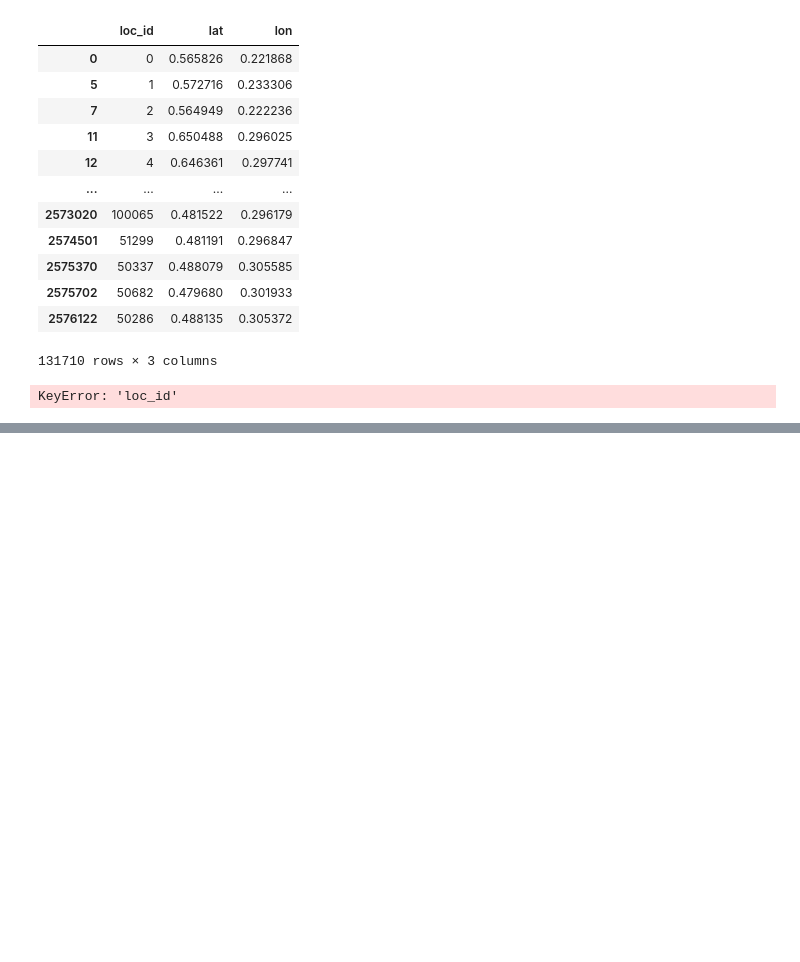
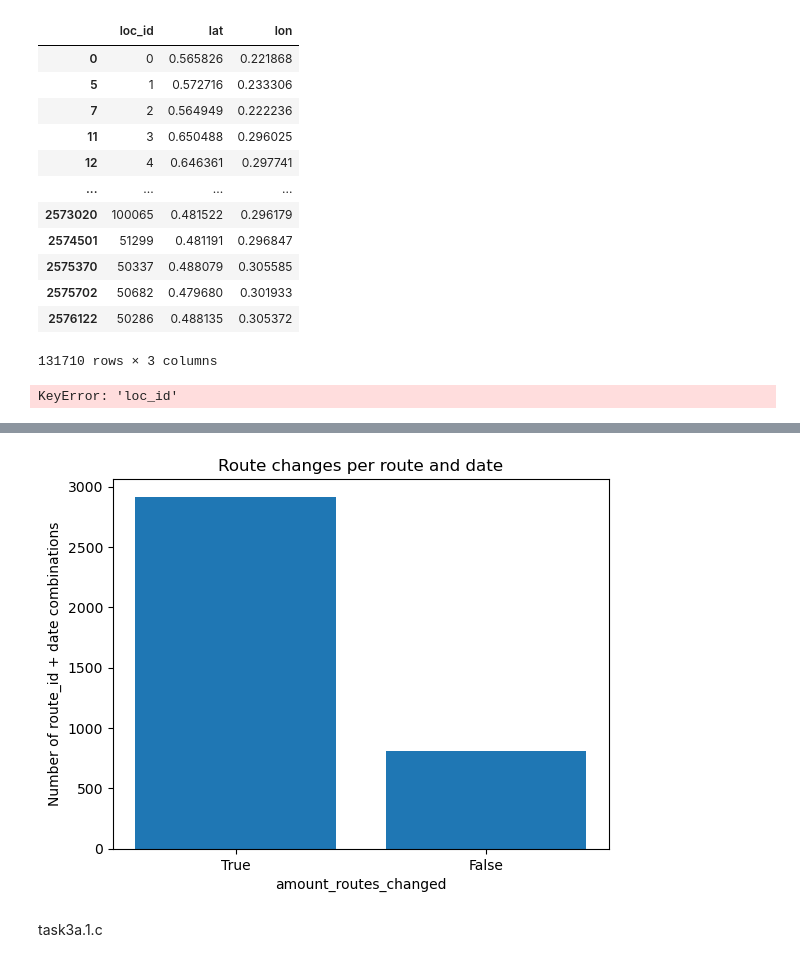
Before and after one commit to kristofopero-lgtm/learning-driver-preferences, a Jupyter notebook: notebooks/analysis._mmylle.ipynb, the cells around one changed output, grey strips where cells are left out. Saved outputs shown, nothing was run; the diff lists cells and outputs as text; code cells hidden in the pictures; blank space fills up the shorter version.

Commit message:
continuing task 3

```diff
--- a/notebooks/analysis._mmylle.ipynb
+++ b/notebooks/analysis._mmylle.ipynb
@@ -232,0 +246,18 @@ KeyError: 'loc_id'
+# %%
+route_level = (
+    newdf3[["route_id", "date", "amount_routes_changed"]]
+    .drop_duplicates()
+)
+
+counts = route_level["amount_routes_changed"].value_counts()
+
+plt.figure()
+plt.bar(counts.index.astype(str), counts.values)
+plt.xlabel("amount_routes_changed")
+plt.ylabel("Number of route_id + date combinations")
+plt.title("Route changes per route and date")
+plt.show()
+# %% [output]
+[figure, added]
+# %% [markdown]
+task3a.1.c
```
Also changed, not shown: parts of 19 cells of this notebook.
